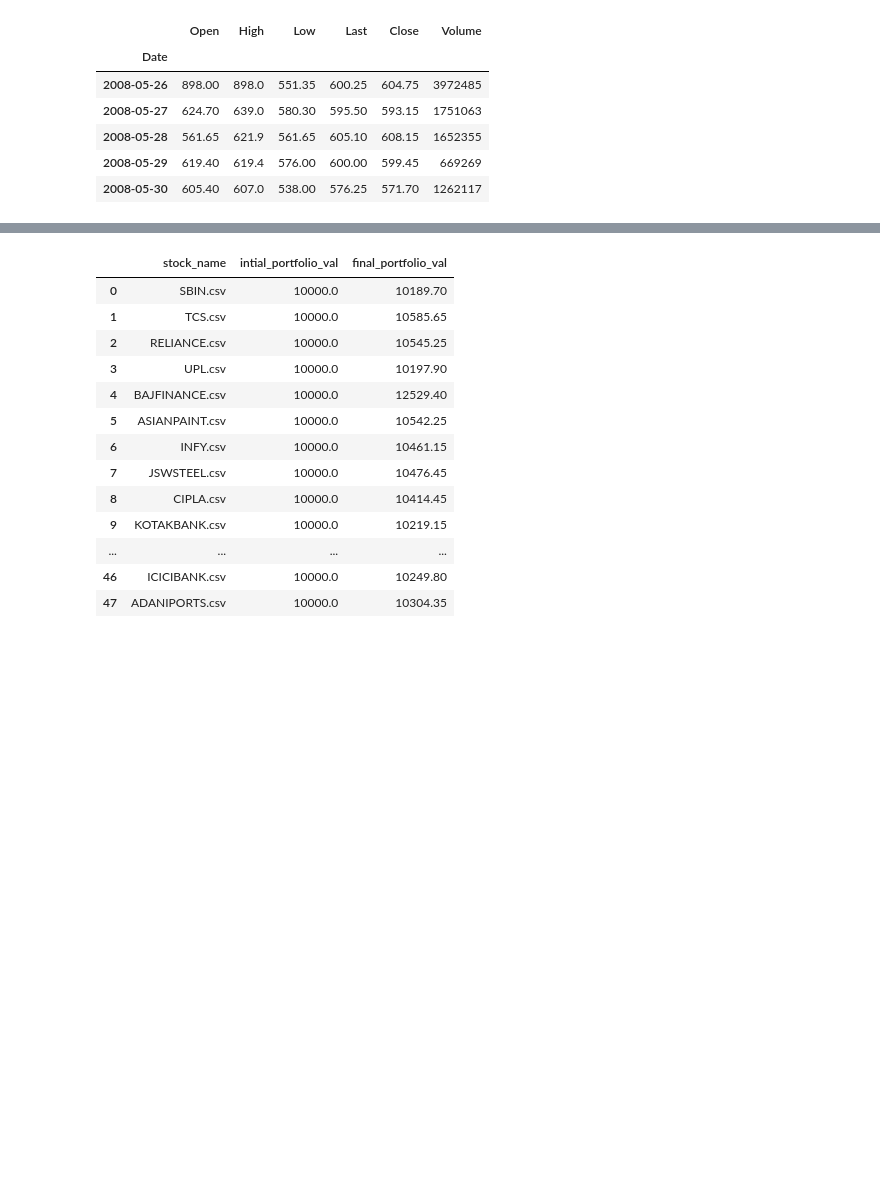
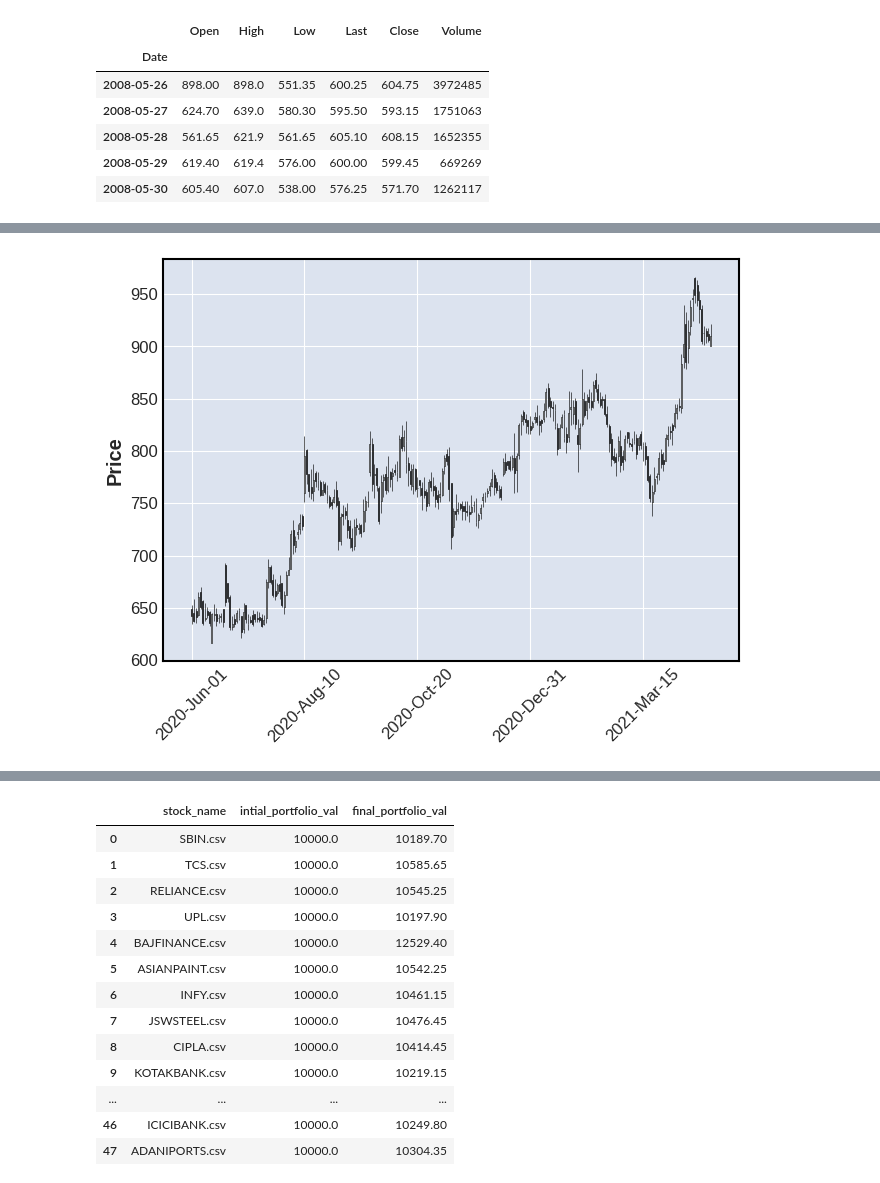
Before and after one commit to omkar-salunke/Trading_algos, a Jupyter notebook: Strategy_backtest.ipynb, the cells around one changed output, grey strips where cells are left out. Cells and saved outputs as stored; diff of their text form; code cells hidden in the pictures; blank space fills up the shorter version.

```diff
--- a/Strategy_backtest.ipynb
+++ b/Strategy_backtest.ipynb
@@ -151,0 +141,4 @@ stock_data
+# %%
+df= pd.read_csv('/content/Trading_algos/CIPLA.csv', index_col='Date')
+df.index = pd.to_datetime(df.index)
+df.tail()
@@ -151,0 +153,9 @@ stock_data
+# %%
+# candlestick patterns do all than make pretty
+# Visualise first
+import mplfinance as mpf
+# only considering the recent data
+recent = df[df.index > '2020-05-29']
+mpf.plot(recent,type='candle')
+# %% [output]
+[figure, added]
```
Also changed, not shown: parts of 20 cells of this notebook.
